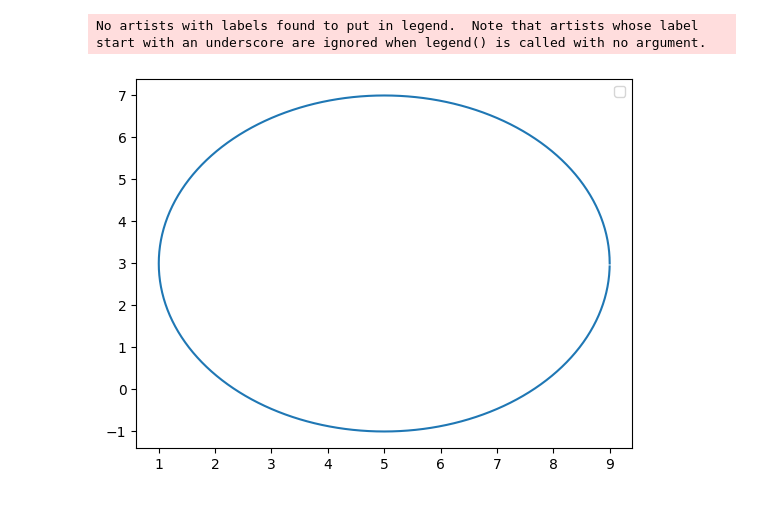
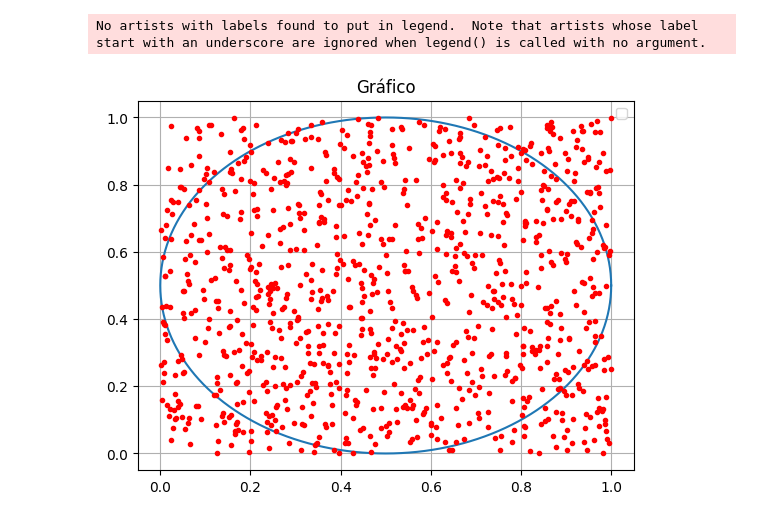
Before and after one commit to Mickael03/Projetos, a Jupyter notebook: Outros/Untitled.ipynb, the cells around one changed output. Saved outputs shown, nothing was run; the diff lists cells and outputs as text; code cells hidden in the pictures.

Commit message:
Pontos aleatórios

```diff
--- a/Outros/Untitled.ipynb
+++ b/Outros/Untitled.ipynb
@@ -4,18 +5,33 @@ import math
 # %%
 #Construção do circulo
-def circulo(x = 0, y = 0, r = 1):
-    a = [ x + r*math.cos(math.pi*ang/180) for ang in range(361)]
-    b = [ y + r*math.sin(math.pi*ang/180) for ang in range(361)]
+def circulo(x = 0.5, y = 0.5, r = 0.5):
+    a = [ x + r*cos(pi*ang/180) for ang in range(361)]
+    b = [ y + r*sin(pi*ang/180) for ang in range(361)]
     return a,b
+# %%
+#n pontos aleatórios
+def pontos(n = 0):
+    a = [random() for i in range(n)]
+    b = [random() for i in range(n)]
+    return a,b
 # %%
+#Desenho do circulo
 x, y = circulo()
+
+#Pontos aleatórios
+k, j = pontos(1000)
 # %%
-plt.plot(x,y)
+#Desenhos
+plt.plot(x,y)#Circulo
+plt.plot(k,j, linestyle = ' ', color = 'r', marker = '.')#Pontos aleatórios
 
-plt.grid(False)
+#Design
+plt.title("Gráfico")
+plt.grid(True)
 
+#Conclusão
 plt.legend()
 plt.show()
 # %% [output]
 No artists with labels found to put in legend.  Note that artists whose label start with an underscore are ignored when legend() is called with no argument.
-[figure, old version]
+[figure, new version]
```
Also changed, not shown: parts of 1 cell of this notebook.
